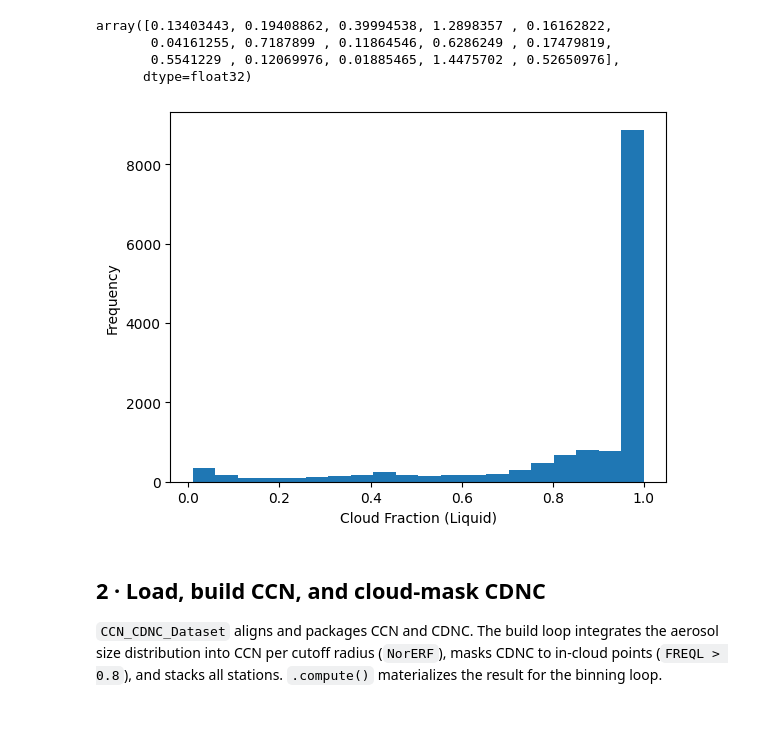
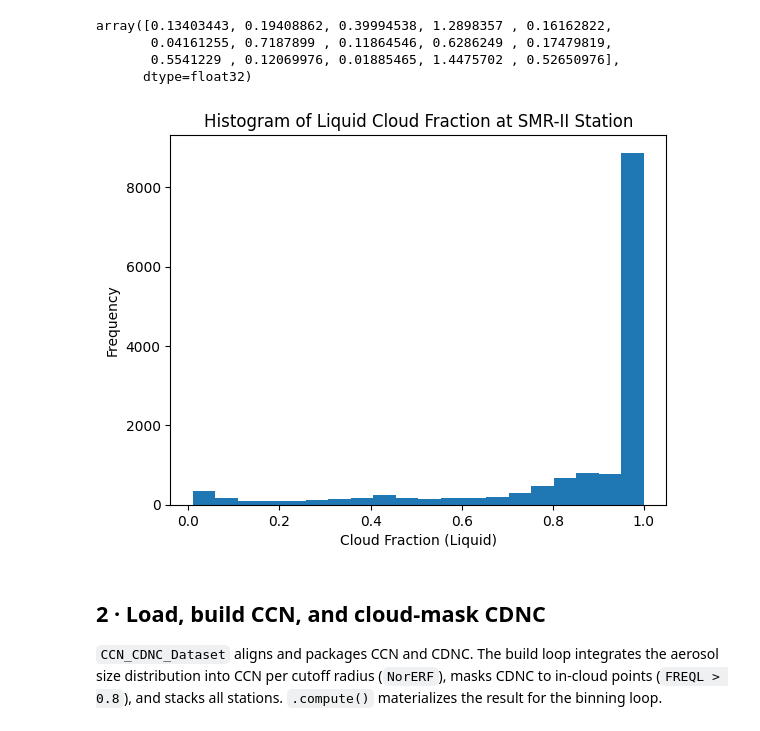
Before and after one commit to peter-churchill/PhD-Susceptibility, a Jupyter notebook: notebooks/noresm_stations_susc_binned.ipynb, the cells around one changed output. Cells and saved outputs as stored; diff of their text form; code cells hidden in the pictures.

```diff
--- a/notebooks/noresm_stations_susc_binned.ipynb
+++ b/notebooks/noresm_stations_susc_binned.ipynb
@@ -39,10 +39,11 @@ array([0.13403443, 0.19408862, 0.39994538, 1.2898357 , 0.16162822,
 # %%
 plt.hist(ds.FREQL.sel(station = 'SMR-II').where(ds.FREQL.sel(station = 'SMR-II') > 0).values.flatten(), bins=20)
 plt.xlabel('Cloud Fraction (Liquid)')
 plt.ylabel('Frequency')
+plt.title('Histogram of Liquid Cloud Fraction at SMR-II Station')
 plt.show()
 # %% [output]
-[figure, old version]
+[figure, new version]
 # %% [markdown]
 ## 2 · Load, build CCN, and cloud-mask CDNC
 
```
Also changed, not shown: parts of 5 cells of this notebook, 3 other files.
